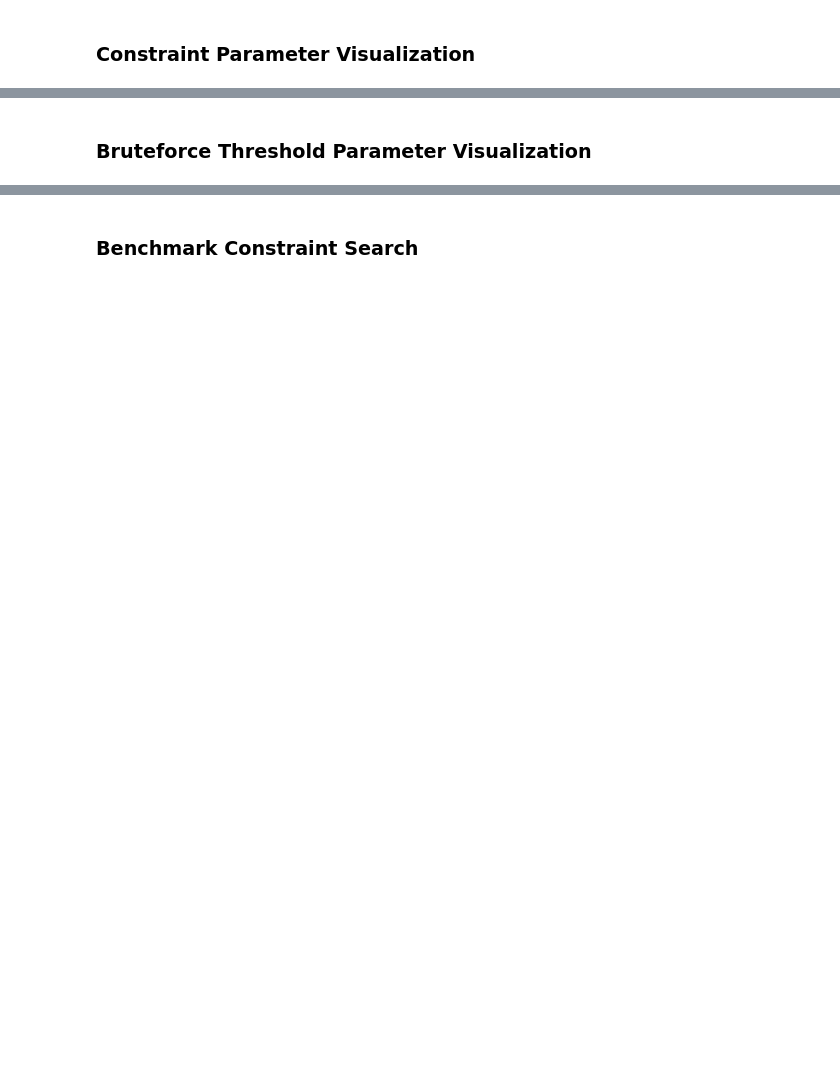
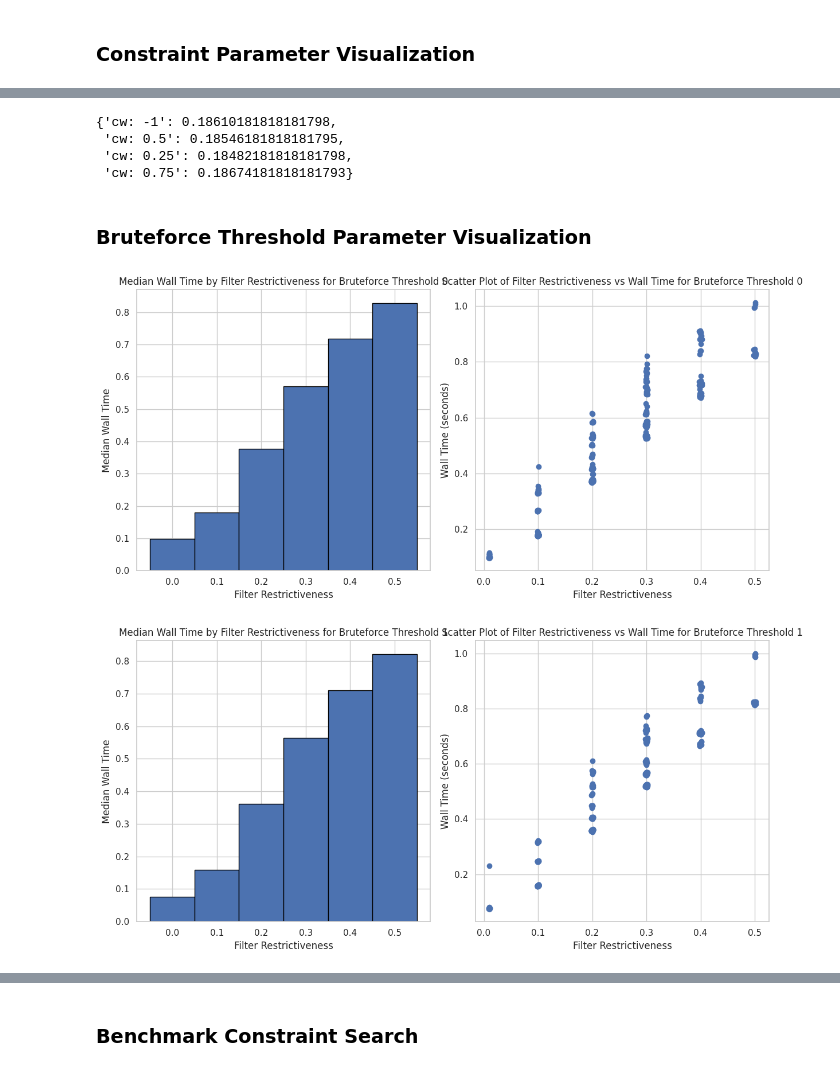
Before and after one commit to Zovi343/lvd, a Jupyter notebook: lmi_examples/query_hm.ipynb, the cells around one changed output, grey strips where cells are left out. Saved outputs shown, nothing was run; the diff lists cells and outputs as text; code cells hidden in the pictures; blank space fills up the shorter version.

Commit message:
updated visualizations in notebook query_hm

```diff
--- a/lmi_examples/query_hm.ipynb
+++ b/lmi_examples/query_hm.ipynb
@@ -122,7 +139,7 @@ index_configuraiton = {
     "lmi:epochs": "[200]",
     "lmi:model_types": "['MLP-4']",
     "lmi:lrs": "[0.01]",
-    "lmi:n_categories": "[10]",
+    "lmi:n_categories": "[20]",
     "lmi:kmeans": "{'verbose': False, 'seed': 2023, 'min_points_per_centroid': 100}",
 }
 # %%
@@ -136,7 +154,8 @@ collection = client.create_collection(
 # %% [markdown]
 ### Load data in batches
 # %%
-batch_size = 40000 # can large batch cause slow down?
+%%time
+batch_size = 1000 # can large batch cause slow down?
 dataset_size = vectors.shape[0]
 for i in tqdm(range(0, dataset_size, batch_size), desc="Adding documents"):
     collection.add(
@@ -291,8 +342,16 @@ def percision_per_restrictiveness(vis_queries_filter_restrictiveness, vis_querie
     # Cut the data into bins
     bin_indices = pd.cut(data['Filter Restrictiveness'], bins=bin_edges, include_lowest=True, labels=False)
 
-    # Map each bin index to the corresponding median Precision LMI
-    bin_medians = data.groupby(bin_indices)['Precision LMI'].mean().values
+    # Initialize bin_medians array with zeros (or any default value) for each bin
+    bin_medians = np.zeros(len(bin_edges) - 1)
+
+    # Calculate the median for each bin and update the corresponding index in bin_medians
+    grouped_data = data.groupby(bin_indices)['Precision LMI']
+    for i in range(len(bin_edges) - 1):
+        if i in grouped_data.groups:
+            bin_medians[i] = grouped_data.get_group(i).median()
+        else:
+            bin_medians[i] = 0  # Default value for bins with no data
 
     # Create a figure with two subplots
     fig, (ax1, ax2) = plt.subplots(1, 2, figsize=(12, 6))
@@ -319,7 +378,7 @@ cw_grid = [-1, 0.5, 0.25, 0.75]
 bruteforce_for_cws = 0.0
 
 for cw in cw_grid:
-    vis_queries_evaluated = perform_queries(100, cw, bruteforce_for_cws, 2, False)
+    vis_queries_evaluated = perform_queries(500, cw, bruteforce_for_cws, 1, False)
 
     vis_lmi_indexes = []
 
@@ -333,7 +392,7 @@ for cw in cw_grid:
     # vis_lmi_indexes = vis_lmi_indexes[:100]
 
     vis_queries_precision = list((calculate_precision(tests[i]["closest_ids"], result['ids'][0]) for i, result in enumerate(vis_queries_evaluated)))
-    vis_queries_filter_restrictiveness = list( result['filter_restrictiveness'] for result in vis_queries_evaluated)
+    vis_queries_filter_restrictiveness = list(result['filter_restrictiveness'] for result in vis_queries_evaluated)
 
     vis_queries_precision_lmi = [vis_queries_precision[i] for i in vis_lmi_indexes]
     vis_queries_filter_restrictiveness = [vis_queries_filter_restrictiveness[i] for i in vis_lmi_indexes]
@@ -358,16 +423,20 @@ plt.show()
 # %%
 cw_test
+# %% [output]
+{'cw: -1': 0.18610181818181798,
+ 'cw: 0.5': 0.18546181818181795,
+ 'cw: 0.25': 0.18482181818181798,
+ 'cw: 0.75': 0.18674181818181793}
 # %% [markdown]
 ### Bruteforce Threshold Parameter Visualization
 # %%
 hist_data = {}
 
 for bruteforce_param in [0, 1]:
-    vis_queries_evaluated = perform_queries(100, 0, 0, 1, True)
+    vis_queries_evaluated = perform_queries(500, 0, bruteforce_param, 1, True)
 
     vis_lmi_indexes = []
     for i, result in enumerate(vis_queries_evaluated):
-        if not result['bruteforce_used']:
             vis_lmi_indexes.append(i)
 
     assert len(vis_lmi_indexes) >= 100
@@ -385,36 +454,49 @@ for bruteforce_param in [0, 1]:
 
     bin_edges = np.arange(-0.05, 0.55, 0.1)
     bin_indices = pd.cut(data_wall_time_per_restrictiveness['Filter Restrictiveness'], bins=bin_edges, include_lowest=True, labels=False)
-    bin_medians = data_wall_time_per_restrictiveness.groupby(bin_indices)['Wall Time'].median().values
+
+    # Initialize bin_medians array with zeros for each bin
+    bin_medians = np.zeros(len(bin_edges) - 1)
+
+    # Calculate the median for each bin and update the corresponding index in bin_medians
+    grouped_data = data_wall_time_per_restrictiveness.groupby(bin_indices)['Wall Time']
+    for i in range(len(bin_edges) - 1):
+        if i in grouped_data.groups:
+            bin_medians[i] = grouped_data.get_group(i).median()
+        else:
+            bin_medians[i] = 0  # Default value for bins with no data
 
     # Store histogram data for overlay plot
     hist_data[bruteforce_param] = (bin_edges[:-1], bin_medians)
 
     # Original figures within the loop
     fig, axs = plt.subplots(1, 2, figsize=(12, 6))
     axs[0].bar(bin_edges[:-1], bin_medians, width=0.1, align='edge', edgecolor='black')
     axs[0].set_xlabel('Filter Restrictiveness')
     axs[0].set_ylabel('Median Wall Time')
     axs[0].set_title(f'Median Wall Time by Filter Restrictiveness for Bruteforce Threshold {bruteforce_param}')
 
     axs[1].scatter(data_wall_time_per_restrictiveness['Filter Restrictiveness'], data_wall_time_per_restrictiveness['Wall Time'])
     axs[1].set_xlabel('Filter Restrictiveness')
     axs[1].set_ylabel('Wall Time (seconds)')
     axs[1].set_title(f'Scatter Plot of Filter Restrictiveness vs Wall Time for Bruteforce Threshold {bruteforce_param}')
     plt.tight_layout()
     plt.show()
 
 # Overlayed histograms after the loop
 plt.figure(figsize=(8, 6))
 
 # Histogram for bruteforce_param=0 with a distinct color
 plt.bar(hist_data[0][0], hist_data[0][1], width=0.05, align='edge', color='cyan', edgecolor='black', alpha=0.6, label='Bruteforce Threshold 0')
 
 # Histogram for bruteforce_param=1 with a different distinct color
 plt.bar(hist_data[1][0], hist_data[1][1], width=0.05, align='edge', color='magenta', edgecolor='red', alpha=0.6, label='Bruteforce Threshold 1')
 
 plt.xlabel('Filter Restrictiveness')
 plt.ylabel('Median Wall Time')
 plt.title('Overlayed Histograms of Median Wall Time by Filter Restrictiveness')
 plt.legend()
 plt.show()
+# %% [output]
+[figure, added]
+[figure, added]
```
Also changed, not shown: parts of 21 cells of this notebook.
